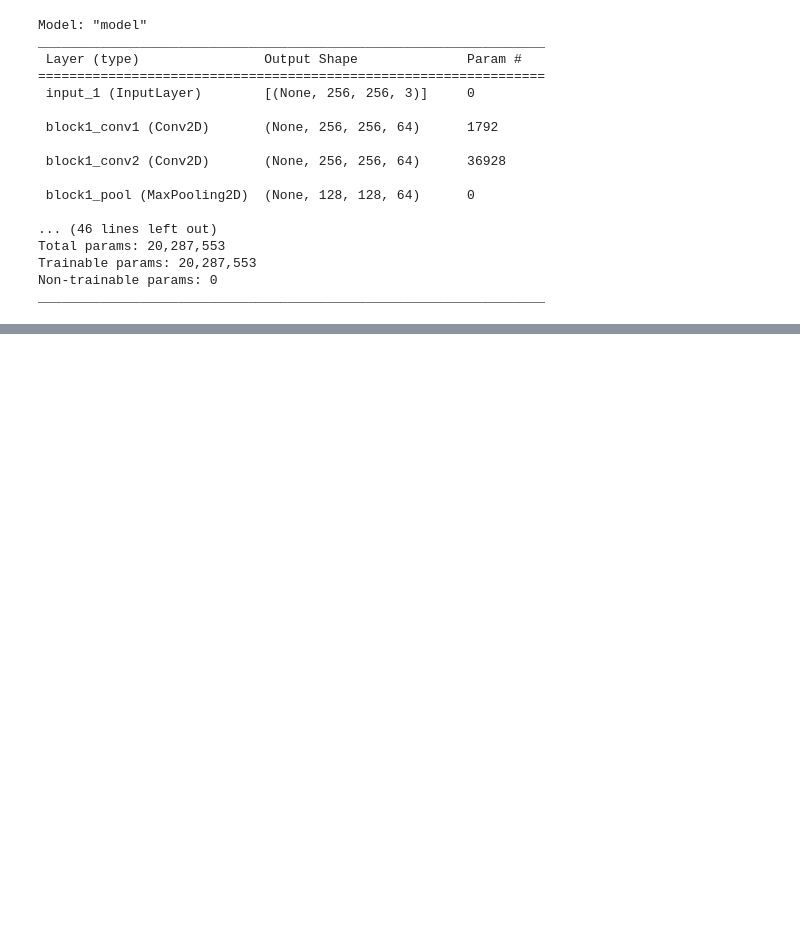
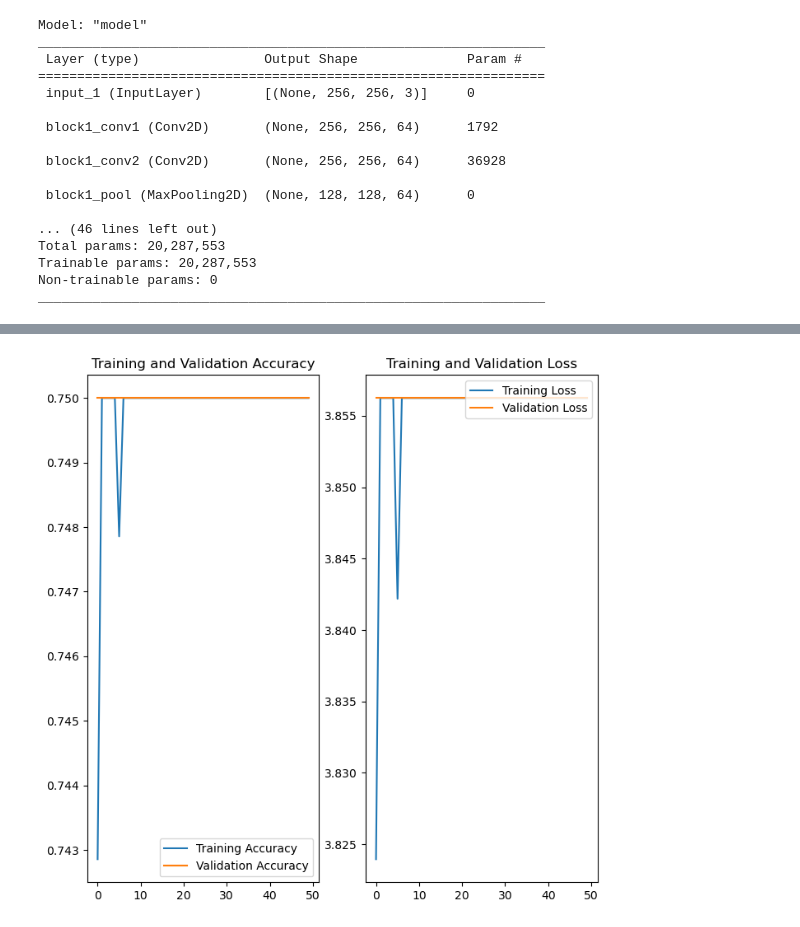
Before and after one commit to Sandushke/DSGP-Project, a Jupyter notebook: VGG19 Model.ipynb, the cells around one changed output, grey strips where cells are left out. Drawn from its saved outputs; the diff is of its cells as text; code cells hidden in the pictures; blank space fills up the shorter version.

```diff
--- a/VGG19 Model.ipynb
+++ b/VGG19 Model.ipynb
@@ -81,7 +85,7 @@ Found 4518 images belonging to 4 classes.
 batchSize = 32
 imageSize = 256
 channels=3
-epoch = 70
+epoch = 50
 # %%
 #Import data into tensorflow dataset object()
 imageDataset = tf.keras.preprocessing.image_dataset_from_directory(
@@ -139,4 +146,4 @@ x = layers.Dense(1)(x)
 
 # Configure and compile the model
 model = Model(pre_trained_model.input, x)
-model.compile(optimizer='adam', loss='categorical_crossentropy', metrics=['accuracy'])
+model.compile(optimizer='adam', loss='binary_crossentropy', metrics=['accuracy'])
@@ -150,8 +150,8 @@ model.compile(optimizer='adam', loss='categorical_crossentropy', metrics=['accur
 # %%
-model.fit(
+history = model.fit(
         train_data,
         validation_data=train_data,
         verbose=1,
-        epochs=70,
+        epochs=epoch,
        )
 # %% [output]
@@ -216,3 +212,25 @@ Test: accuracy = 0.748008  ;  loss = 3.277346
+# %%
+accuracy = history.history['accuracy']
+validationAccuracy = history.history['val_accuracy']
+
+loss = history.history['loss']
+validationLoss = history.history['val_loss']
+# %%
+plt.figure(figsize=(8, 8))
+plt.subplot(1, 2, 1)
+plt.plot(range(epoch), accuracy, label='Training Accuracy')
+plt.plot(range(epoch), validationAccuracy, label='Validation Accuracy')
+plt.legend(loc='lower right')
+plt.title('Training and Validation Accuracy')
+
+plt.subplot(1, 2, 2)
+plt.plot(range(epoch), loss, label='Training Loss')
+plt.plot(range(epoch), validationLoss, label='Validation Loss')
+plt.legend(loc='upper right')
+plt.title('Training and Validation Loss')
+plt.show()
+# %% [output]
+[figure, added]
 # %%
 model_version=max([int(i) for i in os.listdir("../skinDiseaseDetection/models") + [1]])
 model.save(f"../skinDiseaseDetection/models/{model_version}")
```
Also changed, not shown: parts of 11 cells of this notebook, 7 other files.
